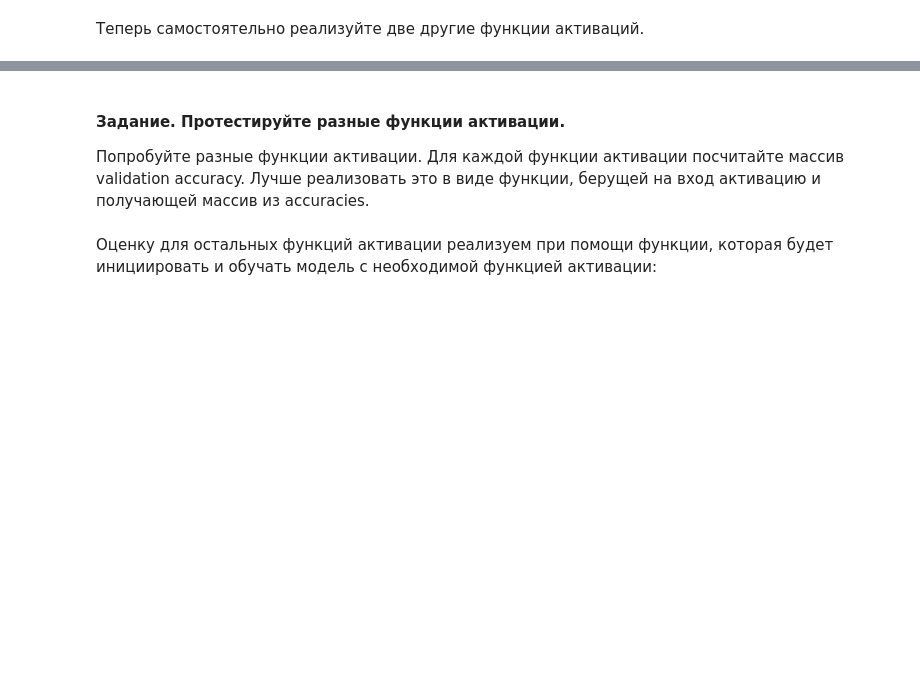
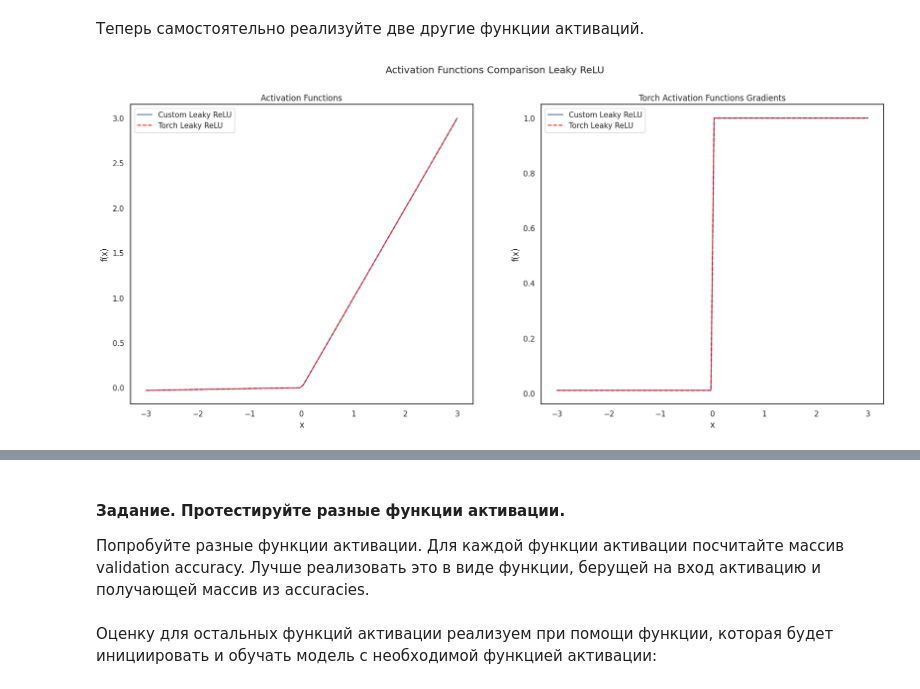
Before and after one commit to rodionP007/courses_MFTI, a Jupyter notebook: week_05_convolutional_nets/Homework/hw_4_conv_cnn.ipynb, the cells around one changed output, grey strips where cells are left out. Saved outputs shown, nothing was run; the diff lists cells and outputs as text; code cells hidden in the pictures; blank space fills up the shorter version.

```diff
--- a/week_05_convolutional_nets/Homework/hw_4_conv_cnn.ipynb
+++ b/week_05_convolutional_nets/Homework/hw_4_conv_cnn.ipynb
@@ -713,10 +756,10 @@ class LeakyReLU(nn.Module):
 
 
   def forward(self, x):
-    # YOUR CODE
+      return torch.where(x>0, x, self.alpha*x)
 
   def backward(self, x):
-    # YOUR CODE
+      return torch.where( x > 0, torch.ones_like(x), torch.full_like(x, self.alpha))
 
 class Tanh(nn.Module):
   def __init__(self, ):
@@ -724,10 +767,10 @@ class Tanh(nn.Module):
 
 
   def forward(self, x):
-    # YOUR CODE
+      return torch.tanh(x)
 
   def backward(self, x):
-    # YOUR CODE
+      return 1 - torch.tanh(x) ** 2
 # %%
 # lets test your functions with torch functions
 
@@ -735,7 +778,7 @@ torch_leaky_relu = nn.LeakyReLU(negative_slope=0.01)
 torch_tanh = nn.Tanh()
 
 
-your_leaky_relu = LeakyReLU()
+your_leaky_relu = LeakyReLU(0.01)
 your_tanh = Tanh()
 # %%
 # Test forward pass
@@ -769,25 +812,27 @@ assert torch.allclose(grad_tanh_custom, grad_tanh_torch)
 # %%
 # Plot custom and torch functions
 fig, axes = plt.subplots(1, 2, figsize=(20, 8))
 fig.suptitle("Activation Functions Comparison Leaky ReLU")
 
 # Plot Custom Functions
 axes[0].set_title("Activation Functions")
 axes[0].plot(x.detach().numpy(), x_leaky_custom.detach().numpy(), label="Custom Leaky ReLU")
 axes[0].plot(x.detach().numpy(), x_leaky_torch.detach().numpy(), color='red', label="Torch Leaky ReLU", linestyle='--')
 axes[0].legend()
 axes[0].set_xlabel("x")
 axes[0].set_ylabel("f(x)")
 
 # Plot Torch Functions
 axes[1].set_title("Torch Activation Functions Gradients")
 axes[1].plot(x.detach().numpy(), grad_leaky_custom.detach().numpy(), label="Custom Leaky ReLU")
-axes[1].plot(x.detach().numpy(),1 grad_leaky_torch.detach().numpy(), color='red', label="Torch Leaky ReLU", linestyle='--')
+axes[1].plot(x.detach().numpy(), grad_leaky_torch.detach().numpy(), color='red', label="Torch Leaky ReLU", linestyle='--')
 axes[1].legend()
 axes[1].set_xlabel("x")
 axes[1].set_ylabel("f(x)")
 
 plt.show()
+# %% [output]
+[figure, added]
 # %%
 # Plot custom and torch functions
 fig, axes = plt.subplots(1, 2, figsize=(20, 8))
```
Also changed, not shown: parts of 28 cells of this notebook.
